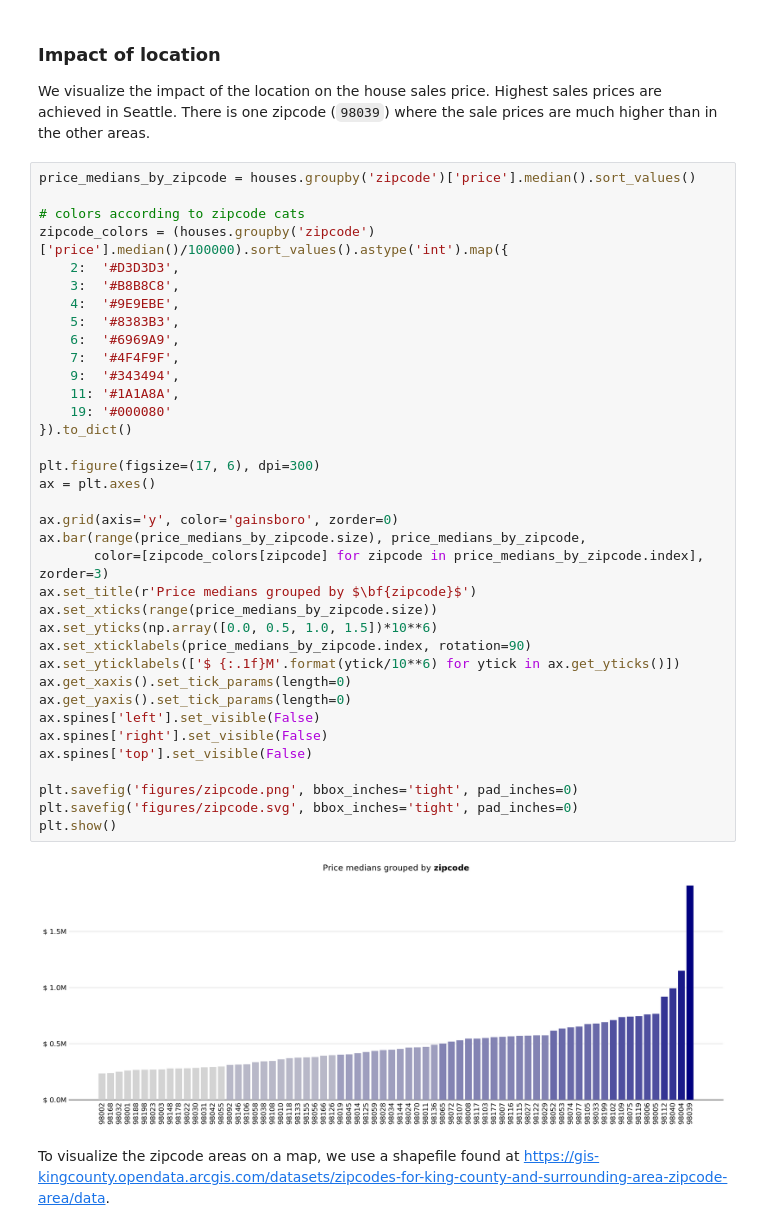
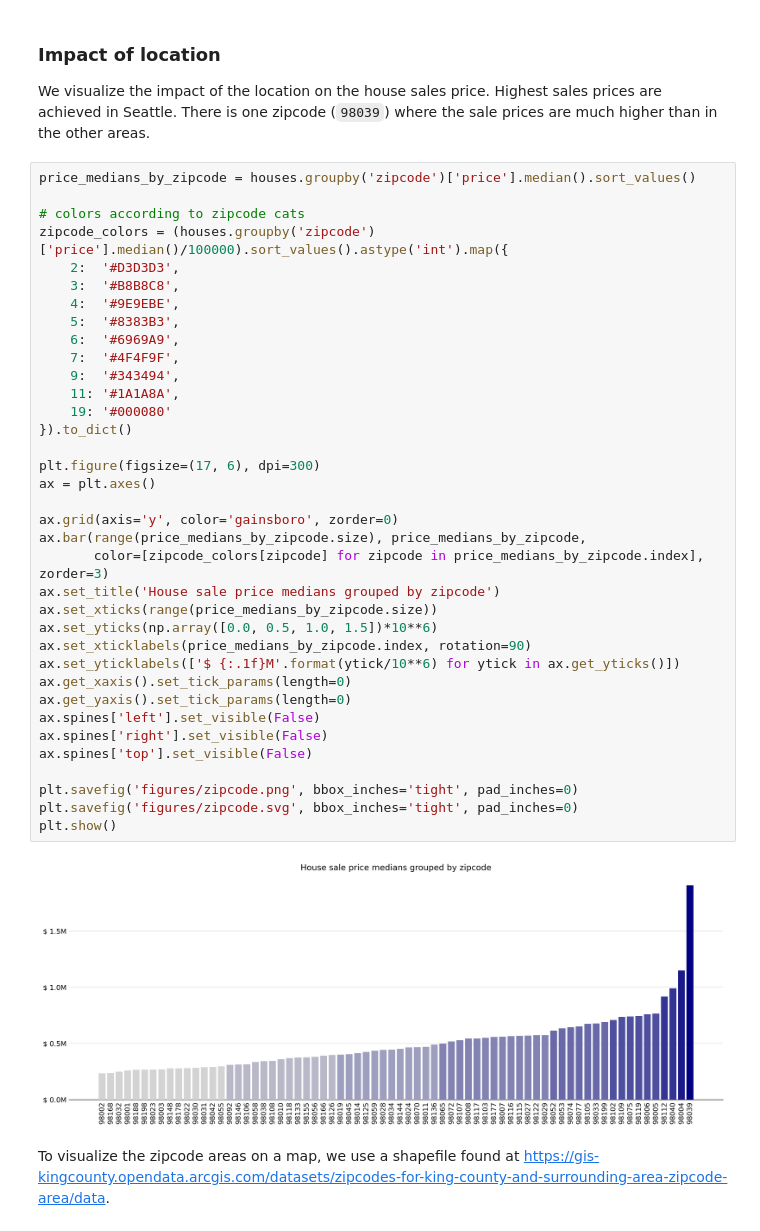
Before and after one commit to SebastianThomas1/king_county, a Jupyter notebook: king_county_6_visualization.ipynb, the cells around one changed output. Saved outputs shown, nothing was run; the diff lists cells and outputs as text.

```diff
--- a/king_county_6_visualization.ipynb
+++ b/king_county_6_visualization.ipynb
@@ -117,35 +117,35 @@ zipcode_colors = (houses.groupby('zipcode')['price'].median()/100000).sort_value
     3:  '#B8B8C8',
     4:  '#9E9EBE',
     5:  '#8383B3',
     6:  '#6969A9',
     7:  '#4F4F9F',
     9:  '#343494',
     11: '#1A1A8A',
     19: '#000080'
 }).to_dict()
 
 plt.figure(figsize=(17, 6), dpi=300)
 ax = plt.axes()
 
 ax.grid(axis='y', color='gainsboro', zorder=0)
 ax.bar(range(price_medians_by_zipcode.size), price_medians_by_zipcode,
        color=[zipcode_colors[zipcode] for zipcode in price_medians_by_zipcode.index], zorder=3)
-ax.set_title(r'Price medians grouped by $\bf{zipcode}$')
+ax.set_title('House sale price medians grouped by zipcode')
 ax.set_xticks(range(price_medians_by_zipcode.size))
 ax.set_yticks(np.array([0.0, 0.5, 1.0, 1.5])*10**6)
 ax.set_xticklabels(price_medians_by_zipcode.index, rotation=90)
 ax.set_yticklabels(['$ {:.1f}M'.format(ytick/10**6) for ytick in ax.get_yticks()])
 ax.get_xaxis().set_tick_params(length=0)
 ax.get_yaxis().set_tick_params(length=0)
 ax.spines['left'].set_visible(False)
 ax.spines['right'].set_visible(False)
 ax.spines['top'].set_visible(False)
 
 plt.savefig('figures/zipcode.png', bbox_inches='tight', pad_inches=0)
 plt.savefig('figures/zipcode.svg', bbox_inches='tight', pad_inches=0)
 plt.show()
 # %% [output]
-[figure, old version]
+[figure, new version]
 # %% [markdown]
 To visualize the zipcode areas on a map, we use a shapefile found at https://gis-kingcounty.opendata.arcgis.com/datasets/zipcodes-for-king-county-and-surrounding-area-zipcode-area/data.
 # %%
```
Also changed, not shown: parts of 4 cells of this notebook, 1 other file.
